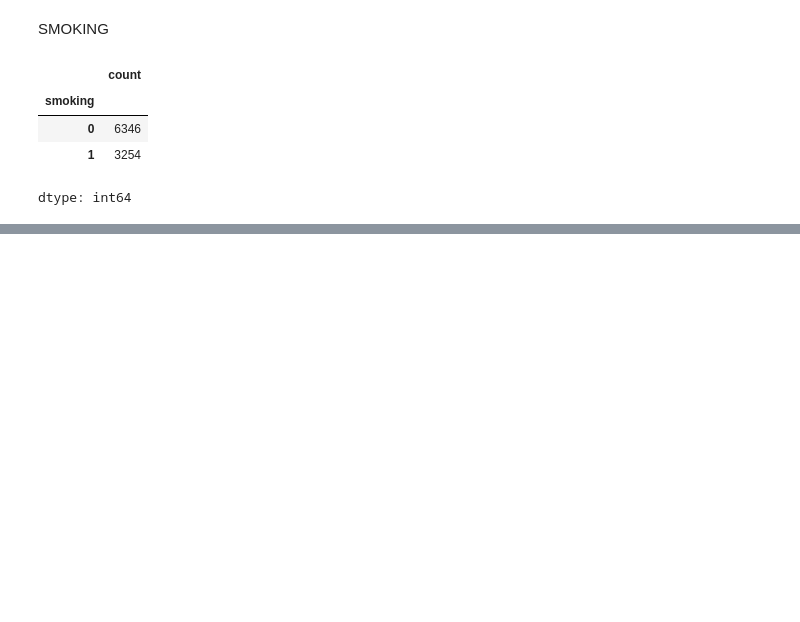
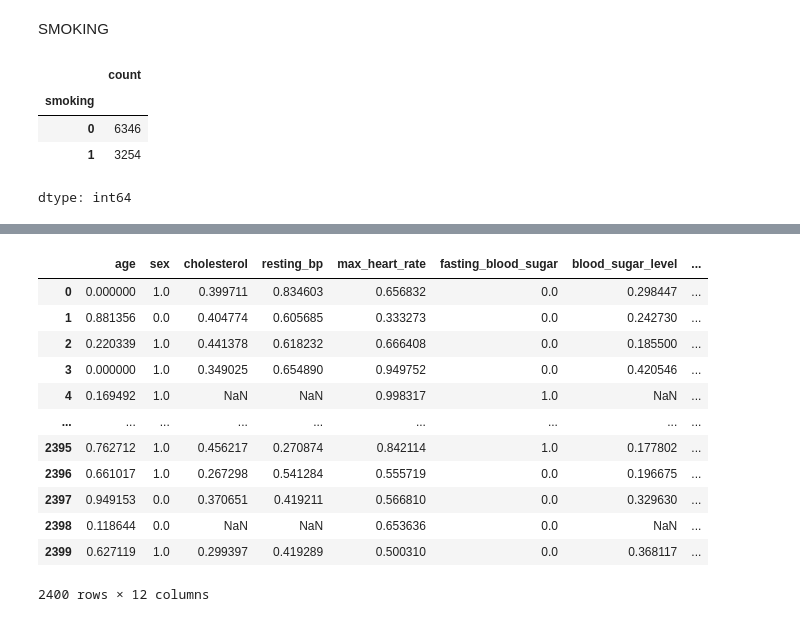
Before and after one commit to saaaaaaaaaaaaaad56/CodeAlpha_Disease_prediction, a Jupyter notebook: execution.ipynb, the cells around one changed output, grey strips where cells are left out. Saved outputs shown, nothing was run; the diff lists cells and outputs as text; code cells hidden in the pictures; blank space fills up the shorter version.

```diff
--- a/execution.ipynb
+++ b/execution.ipynb
@@ -168,6 +168,8 @@ df[df['resting_bp']  > 140].shape
 (4393, 12)
 # %%
 x_train['alarming_resting_bp'] = np.where(x_train['resting_bp'] > 140, 1, 0)
+# %%
+x_test['alarming_resting_bp'] = np.where(x_test['resting_bp'] > 140, 1, 0)
 # %%
 x_train
 # %% [output]
@@ -241,0 +278,16 @@ dtype: int64
+# %%
+x_test
+# %% [output]
+|  | age | sex | cholesterol | resting_bp | max_heart_rate | fasting_blood_sugar | blood_sugar_level | ... |
+| 0 | 0.000000 | 1.0 | 0.399711 | 0.834603 | 0.656832 | 0.0 | 0.298447 | ... |
+| 1 | 0.881356 | 0.0 | 0.404774 | 0.605685 | 0.333273 | 0.0 | 0.242730 | ... |
+| 2 | 0.220339 | 1.0 | 0.441378 | 0.618232 | 0.666408 | 0.0 | 0.185500 | ... |
+| 3 | 0.000000 | 1.0 | 0.349025 | 0.654890 | 0.949752 | 0.0 | 0.420546 | ... |
+| 4 | 0.169492 | 1.0 | NaN | NaN | 0.998317 | 1.0 | NaN | ... |
+| ... | ... | ... | ... | ... | ... | ... | ... | ... |
+| 2395 | 0.762712 | 1.0 | 0.456217 | 0.270874 | 0.842114 | 1.0 | 0.177802 | ... |
+| 2396 | 0.661017 | 1.0 | 0.267298 | 0.541284 | 0.555719 | 0.0 | 0.196675 | ... |
+| 2397 | 0.949153 | 0.0 | 0.370651 | 0.419211 | 0.566810 | 0.0 | 0.329630 | ... |
+| 2398 | 0.118644 | 0.0 | NaN | NaN | 0.653636 | 0.0 | NaN | ... |
+| 2399 | 0.627119 | 1.0 | 0.299397 | 0.419289 | 0.500310 | 0.0 | 0.368117 | ... |
+2400 rows × 12 columns
```
Also changed, not shown: parts of 15 cells of this notebook.
